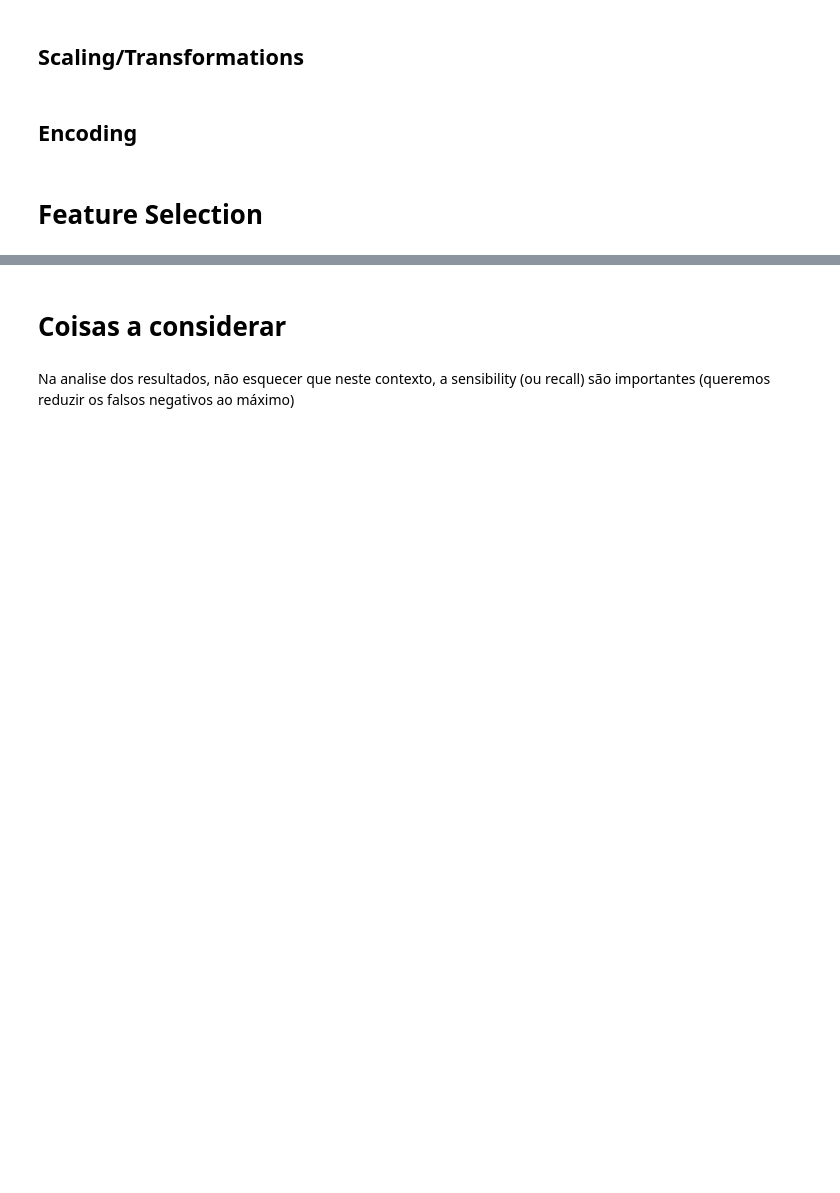
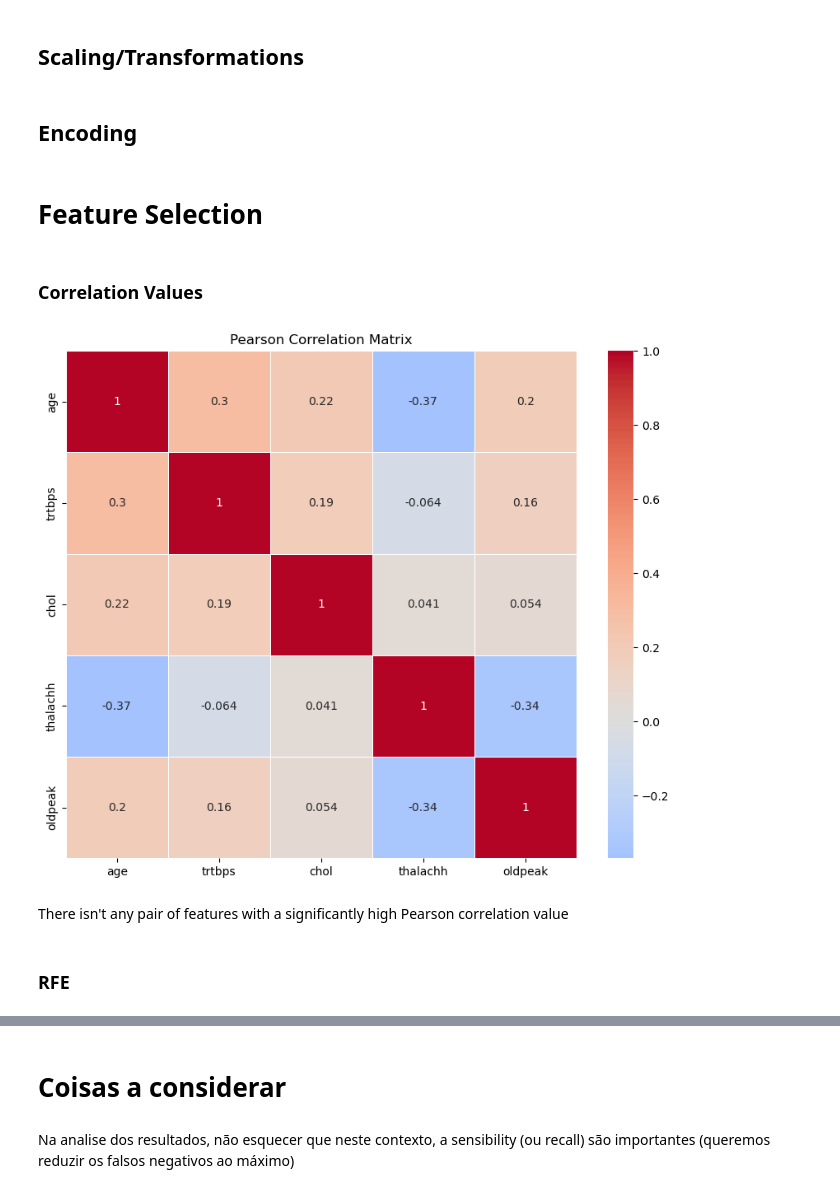
Before and after one commit to AlexGoncalves21/SInts_24, a Jupyter notebook: FinalProject/EDA_FEngineering.ipynb, the cells around one changed output, grey strips where cells are left out. Drawn from its saved outputs; the diff is of its cells as text; code cells hidden in the pictures; blank space fills up the shorter version.

```diff
--- a/FinalProject/EDA_FEngineering.ipynb
+++ b/FinalProject/EDA_FEngineering.ipynb
@@ -195,3 +198,20 @@ plt.show()
 ## Encoding
 # %% [markdown]
 # Feature Selection
+# %% [markdown]
+### Correlation Values
+# %%
+# plotting the pearson correlations between the numeric variables
+
+correlation_matrix = X_train[numeric_variables].corr(method='pearson')
+
+plt.figure(figsize=(10, 8))
+sns.heatmap(correlation_matrix, annot=True, cmap='coolwarm', center=0, linewidths=0.5)
+plt.title('Pearson Correlation Matrix')
+plt.show()
+# %% [output]
+[figure, added]
+# %% [markdown]
+There isn't any pair of features with a significantly high Pearson correlation value
+# %% [markdown]
+### RFE
```
Also changed, not shown: parts of 7 cells of this notebook.
